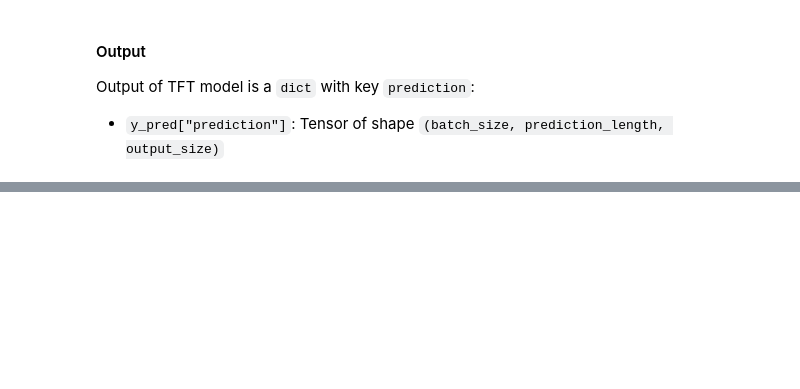
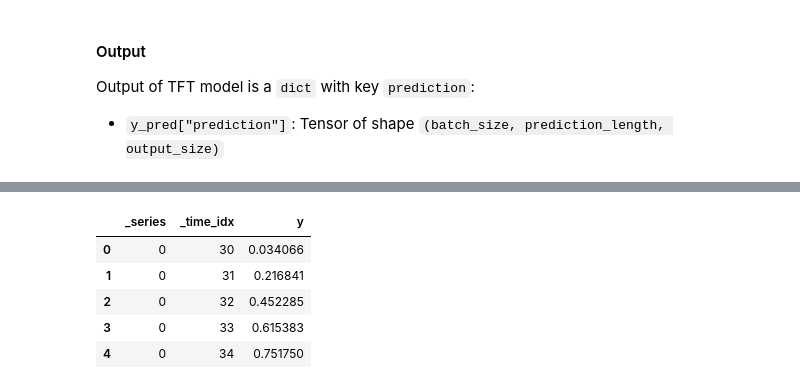
Before and after one commit to sktime/pytorch-forecasting, a Jupyter notebook: docs/source/tutorials/ptf_V2_example.ipynb, the cells around one changed output, grey strips where cells are left out. Saved outputs shown, nothing was run; the diff lists cells and outputs as text; code cells hidden in the pictures; blank space fills up the shorter version.

```diff
--- a/docs/source/tutorials/ptf_V2_example.ipynb
+++ b/docs/source/tutorials/ptf_V2_example.ipynb
@@ -498,0 +547,25 @@ Actual: -0.4075029194355011
+# %%
+import torch
+
+# `new_dataset` is the `TimeSeries` created in the high-level section
+pred_dm = data_module.with_data(new_dataset)
+
+# one dict per batch
+batches = trainer.predict(model, datamodule=pred_dm)
+y = torch.cat([batch["prediction"] for batch in batches])
+
+# back to the original target scale
+windows = pred_dm.predict_windows
+y = pred_dm.inverse_transform_target(y, windows)
+
+# one row per window here, as `max_prediction_length=1`
+preds_ts = TimeSeries.from_tensors(
+    {
+        "y": y.reshape(-1, 1),
+        "t": torch.tensor([start + enc_len for _, start, enc_len, _ in windows]),
+    },
+    metadata=new_dataset.get_metadata(),
+    groups=[series for series, *_ in windows],
+)
+preds_ts.to_pandas().head()
+# %% [output]
@@ -498,0 +575,6 @@ Actual: -0.4075029194355011
+|  | _series | _time_idx | y |
+| 0 | 0 | 30 | 0.034066 |
+| 1 | 0 | 31 | 0.216841 |
+| 2 | 0 | 32 | 0.452285 |
+| 3 | 0 | 33 | 0.615383 |
+| 4 | 0 | 34 | 0.751750 |
```
Also changed, not shown: parts of 20 cells of this notebook, 1 other file.
